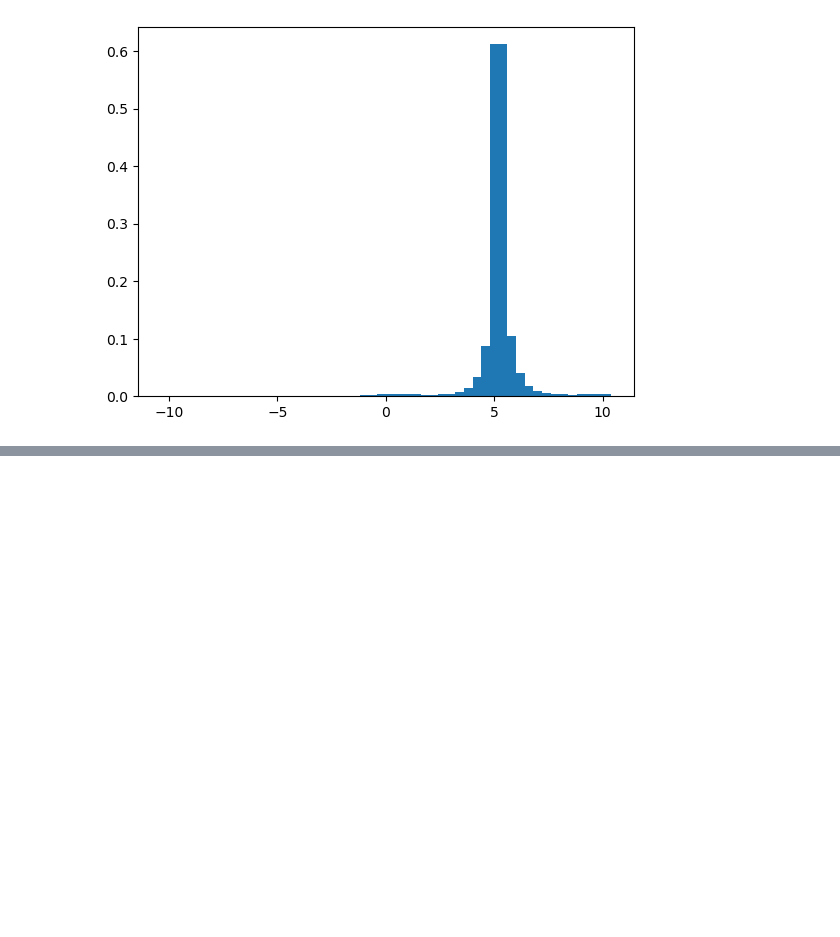
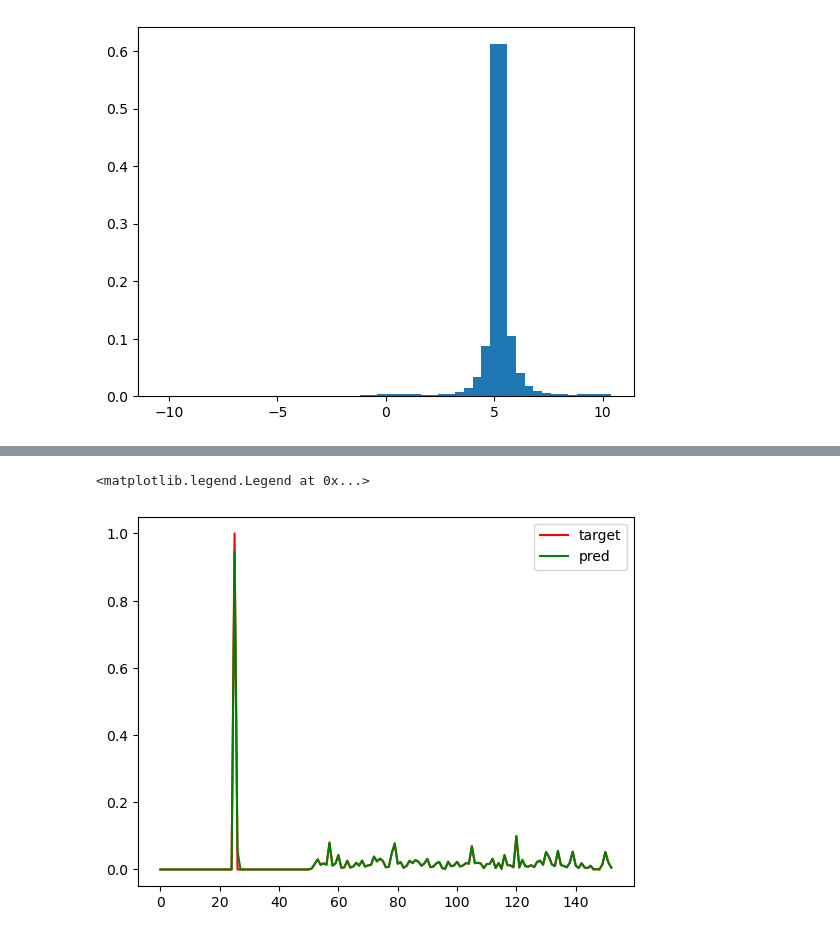
Before and after one commit to thereallexluttor/reinforcement_learning, a Jupyter notebook: discrete_probability_distribution.ipynb, the cells around one changed output, grey strips where cells are left out. Drawn from its saved outputs; the diff is of its cells as text; code cells hidden in the pictures; blank space fills up the shorter version.

```diff
--- a/discrete_probability_distribution.ipynb
+++ b/discrete_probability_distribution.ipynb
@@ -103,0 +180,25 @@ plt.bar(support, Z)
+# %%
+for i in range(1000):
+    reward_batch = torch.Tensor([0,8]) + torch.randn(2)/10.0 #A
+    pred_batch = dist_dqn(state,theta,aspace=aspace) #B
+    pred_batch2 = dist_dqn(state,theta_2,aspace=aspace) #C
+    target_dist = get_target_dist(pred_batch2,action_batch,reward_batch, \
+                                 support, lim=(vmin,vmax),gamma=gamma) #D
+    loss = lossfn(pred_batch,target_dist.detach()) #E
+    losses.append(loss.item())
+    loss.backward()
+    # Gradient Descent
+    with torch.no_grad():
+        theta -= lr * theta.grad
+    theta.requires_grad = True
+
+    if i % update_rate == 0: #F
+        theta_2 = theta.detach().clone()
+
+plt.plot((target_dist.flatten(start_dim=1)[0].data.numpy()),color='red',label='target')
+plt.plot((pred_batch.flatten(start_dim=1)[0].data.numpy()),color='green',label='pred')
+plt.legend()
+#plt.plot(losses)
+# %% [output]
+<matplotlib.legend.Legend at 0x...>
+[figure, added]
```
Also changed, not shown: parts of 5 cells of this notebook.
